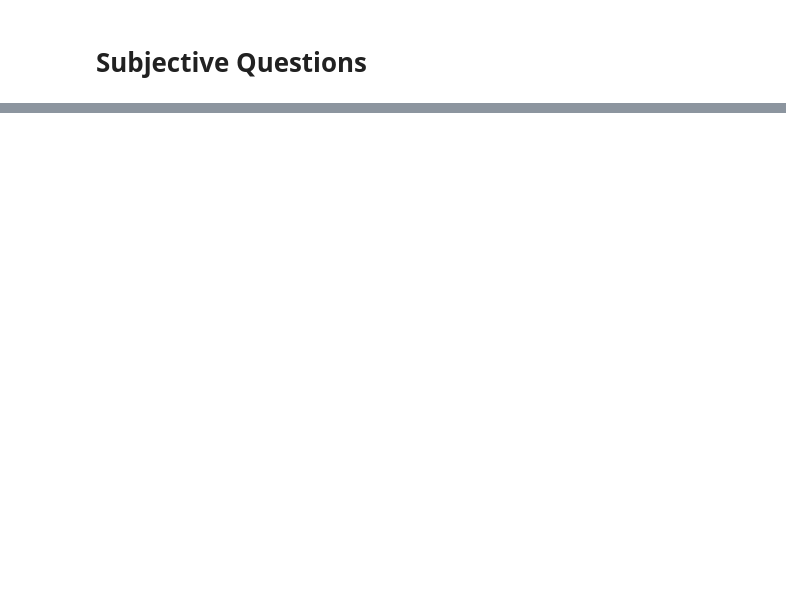
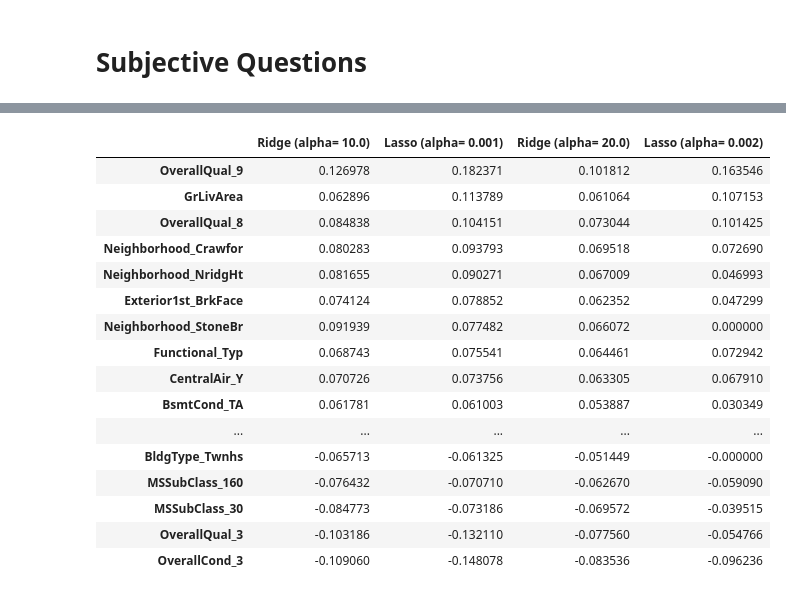
Before and after one commit to chitra-psg/house_price_prediction, a Jupyter notebook: HousingPrediction_RidgeLasso.ipynb, the cells around one changed output, grey strips where cells are left out. Saved outputs shown, nothing was run; the diff lists cells and outputs as text; code cells hidden in the pictures; blank space fills up the shorter version.

```diff
--- a/HousingPrediction_RidgeLasso.ipynb
+++ b/HousingPrediction_RidgeLasso.ipynb
@@ -626,0 +894,20 @@ sorted(list(zip(model_parameters,cols)), key=lambda x:abs(x[0]), reverse=True)
+# %%
+q1_model_coefficients.sort_values(by='Lasso (alpha= 0.001)', ascending=False).head(274)
+# %% [output]
+|  | Ridge (alpha= 10.0) | Lasso (alpha= 0.001) | Ridge (alpha= 20.0) | Lasso (alpha= 0.002) |
+| OverallQual_9 | 0.126978 | 0.182371 | 0.101812 | 0.163546 |
+| GrLivArea | 0.062896 | 0.113789 | 0.061064 | 0.107153 |
+| OverallQual_8 | 0.084838 | 0.104151 | 0.073044 | 0.101425 |
+| Neighborhood_Crawfor | 0.080283 | 0.093793 | 0.069518 | 0.072690 |
+| Neighborhood_NridgHt | 0.081655 | 0.090271 | 0.067009 | 0.046993 |
+| Exterior1st_BrkFace | 0.074124 | 0.078852 | 0.062352 | 0.047299 |
+| Neighborhood_StoneBr | 0.091939 | 0.077482 | 0.066072 | 0.000000 |
+| Functional_Typ | 0.068743 | 0.075541 | 0.064461 | 0.072942 |
+| CentralAir_Y | 0.070726 | 0.073756 | 0.063305 | 0.067910 |
+| BsmtCond_TA | 0.061781 | 0.061003 | 0.053887 | 0.030349 |
+| ... | ... | ... | ... | ... |
+| BldgType_Twnhs | -0.065713 | -0.061325 | -0.051449 | -0.000000 |
+| MSSubClass_160 | -0.076432 | -0.070710 | -0.062670 | -0.059090 |
+| MSSubClass_30 | -0.084773 | -0.073186 | -0.069572 | -0.039515 |
+| OverallQual_3 | -0.103186 | -0.132110 | -0.077560 | -0.054766 |
+| OverallCond_3 | -0.109060 | -0.148078 | -0.083536 | -0.096236 |
```
Also changed, not shown: parts of 38 cells of this notebook.
